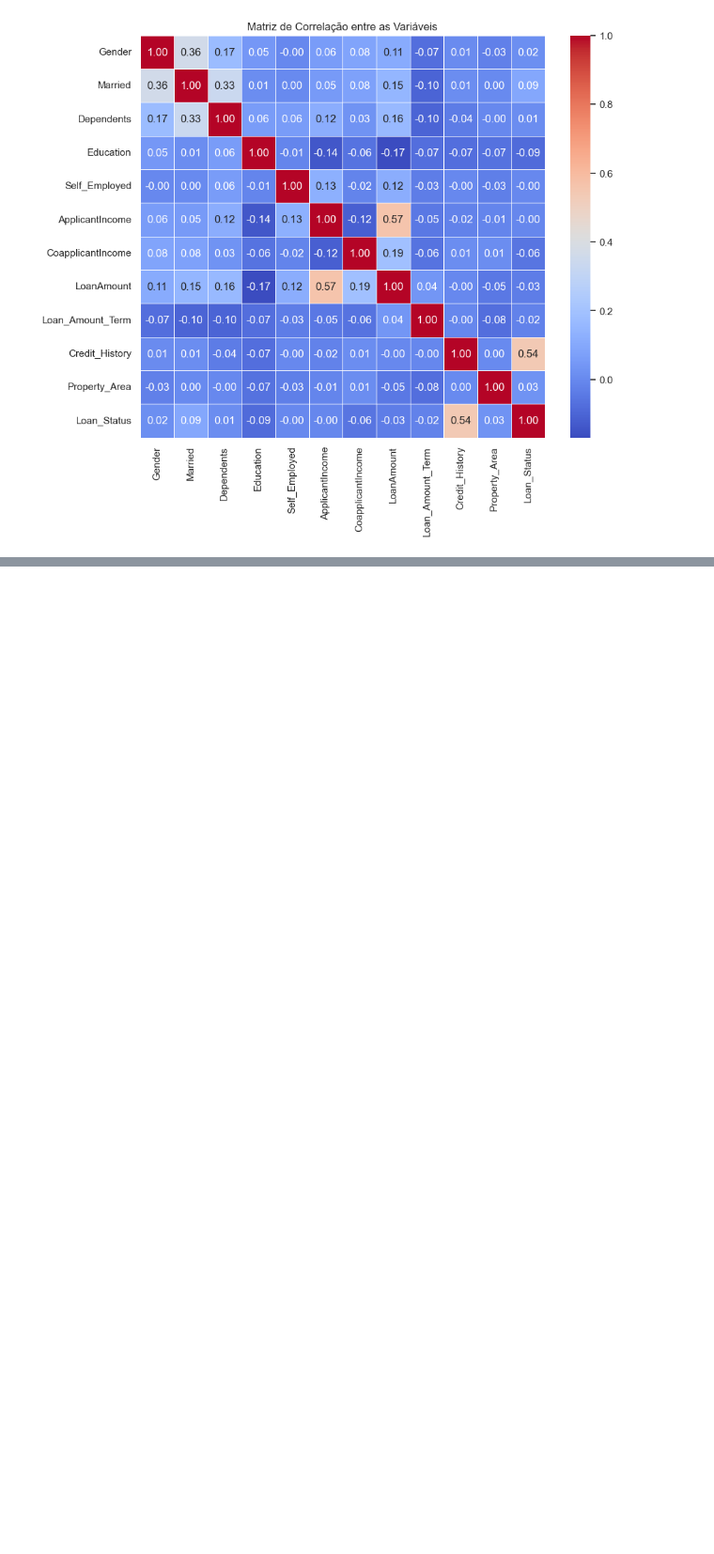
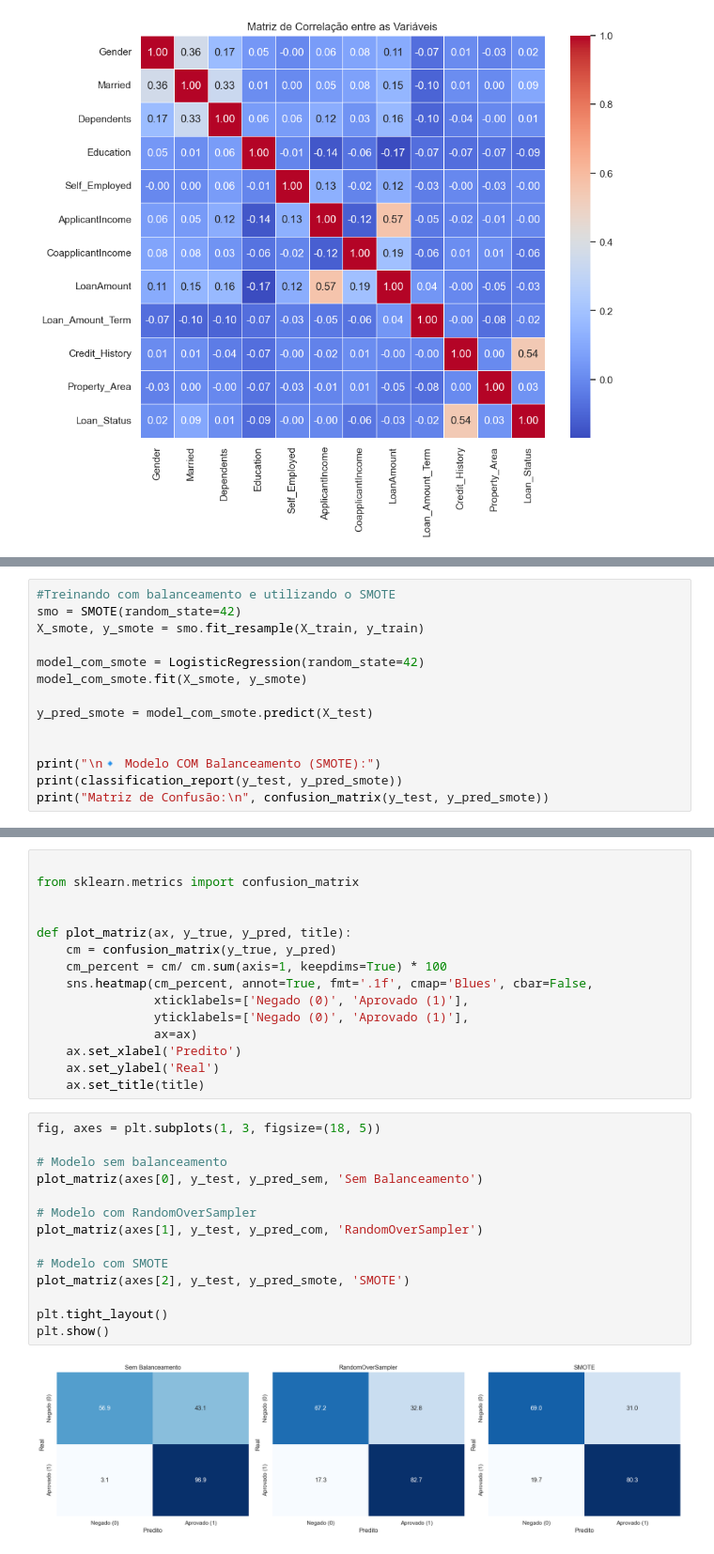
Before and after one commit to VictordSousa/Previs-o-de-Emprestimos, a Jupyter notebook: notebooks/model.ipynb, the cells around one changed output, grey strips where cells are left out. Shown: that part at 94% size. Cells and saved outputs as stored; diff of their text form; blank space fills up the shorter version.

Commit message:
Adiciona comparação de modelos com SMOTE e matriz de confusão lado a lado

```diff
--- a/notebooks/model.ipynb
+++ b/notebooks/model.ipynb
@@ -276,0 +351,14 @@ plt.show()
+# %%
+#Treinando com balanceamento e utilizando o SMOTE
+smo = SMOTE(random_state=42)
+X_smote, y_smote = smo.fit_resample(X_train, y_train)
+
+model_com_smote = LogisticRegression(random_state=42)
+model_com_smote.fit(X_smote, y_smote)
+
+y_pred_smote = model_com_smote.predict(X_test)
+
+
+print("\n🔹 Modelo COM Balanceamento (SMOTE):")
+print(classification_report(y_test, y_pred_smote))
+print("Matriz de Confusão:\n", confusion_matrix(y_test, y_pred_smote))
@@ -276,0 +389,31 @@ plt.show()
+# %%
+
+from sklearn.metrics import confusion_matrix
+
+
+def plot_matriz(ax, y_true, y_pred, title):
+    cm = confusion_matrix(y_true, y_pred)
+    cm_percent = cm/ cm.sum(axis=1, keepdims=True) * 100
+    sns.heatmap(cm_percent, annot=True, fmt='.1f', cmap='Blues', cbar=False,
+                xticklabels=['Negado (0)', 'Aprovado (1)'],
+                yticklabels=['Negado (0)', 'Aprovado (1)'],
+                ax=ax)
+    ax.set_xlabel('Predito')
+    ax.set_ylabel('Real')
+    ax.set_title(title)
+# %%
+fig, axes = plt.subplots(1, 3, figsize=(18, 5))
+
+# Modelo sem balanceamento
+plot_matriz(axes[0], y_test, y_pred_sem, 'Sem Balanceamento')
+
+# Modelo com RandomOverSampler
+plot_matriz(axes[1], y_test, y_pred_com, 'RandomOverSampler')
+
+# Modelo com SMOTE
+plot_matriz(axes[2], y_test, y_pred_smote, 'SMOTE')
+
+plt.tight_layout()
+plt.show()
+# %% [output]
+[figure, added]
```
Also changed, not shown: parts of 11 cells of this notebook, 1 other file.
